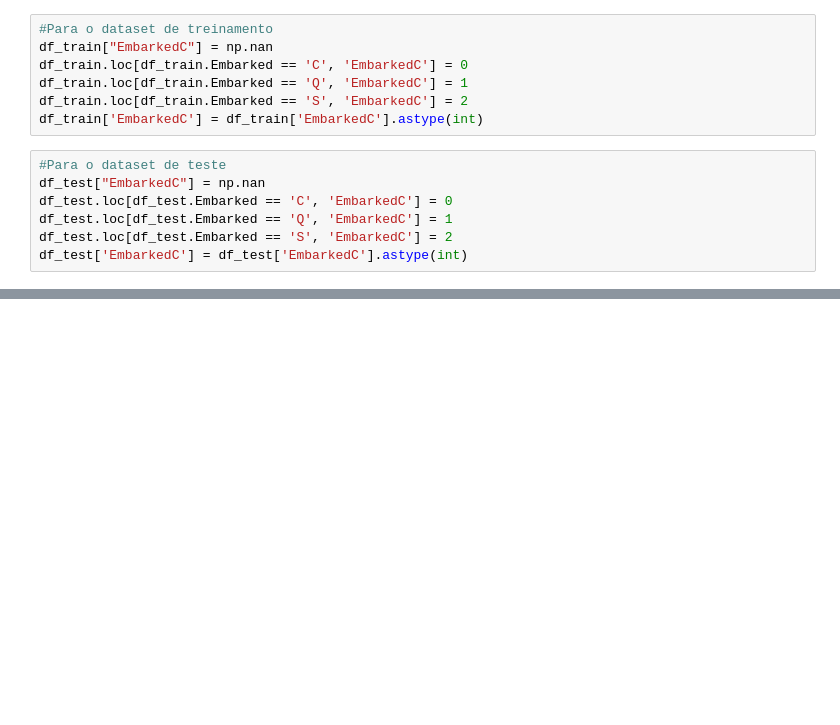
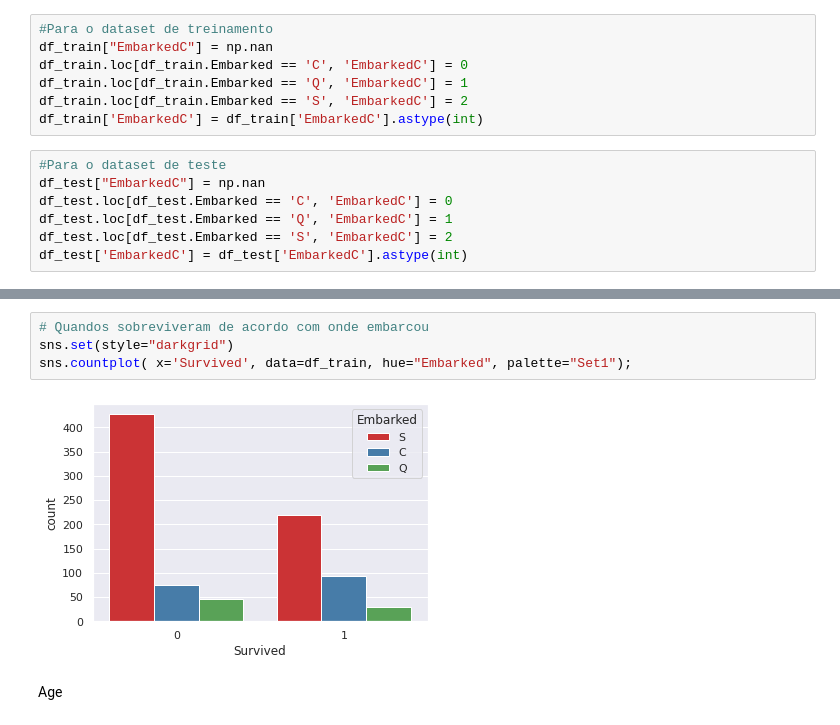
Before and after one commit to doissegundos/Titanic_Machine_Learning_Kaggle, a Jupyter notebook: titanic.ipynb, the cells around one changed output, grey strips where cells are left out. Cells and saved outputs as stored; diff of their text form; blank space fills up the shorter version.

```diff
--- a/titanic.ipynb
+++ b/titanic.ipynb
@@ -289,0 +296,8 @@ df_train.sample(12)
+# %%
+# Quandos sobreviveram de acordo com onde embarcou
+sns.set(style="darkgrid")
+sns.countplot( x='Survived', data=df_train, hue="Embarked", palette="Set1");
+# %% [output]
+[figure, added]
+# %% [markdown]
+Age
```
Also changed, not shown: parts of 24 cells of this notebook.
